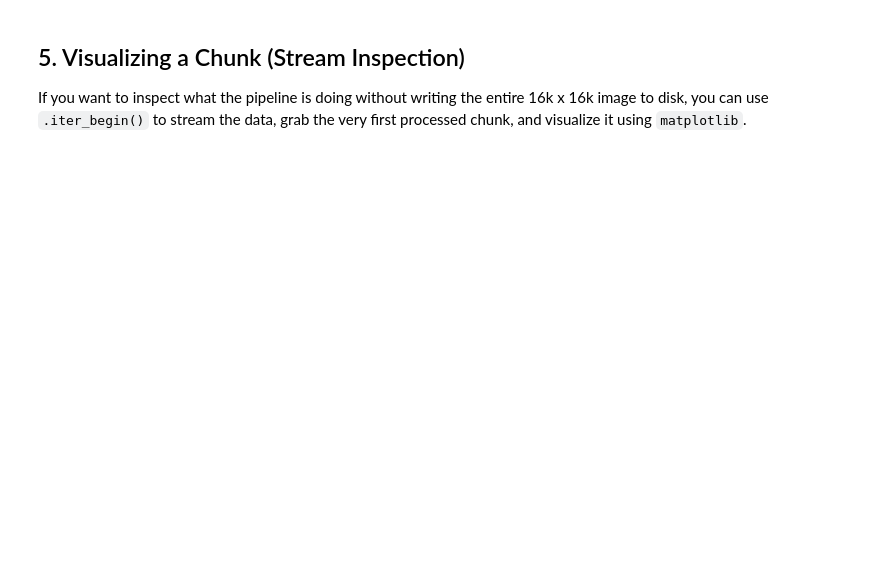
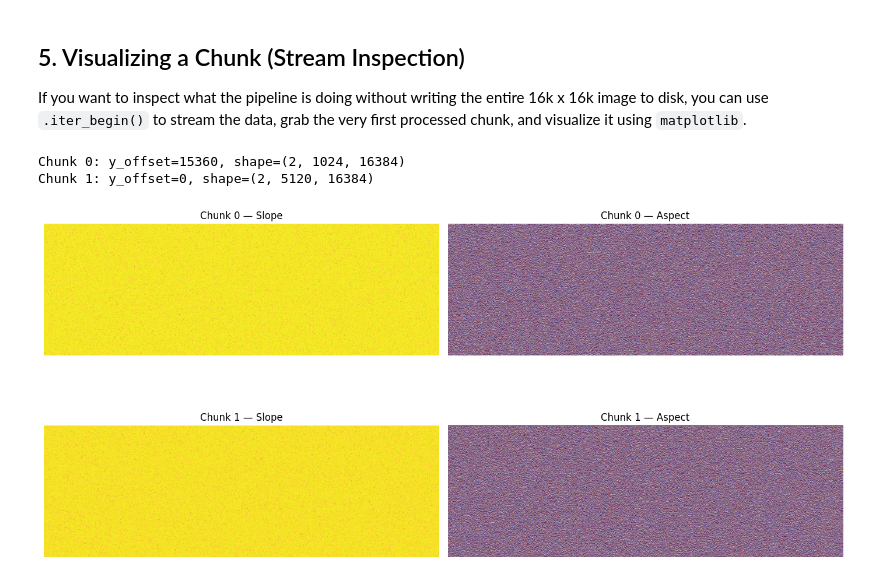
Before and after one commit to purijs/curaster, a Jupyter notebook: examples/11_full_chain_stress_test.ipynb, the cells around one changed output. Drawn from its saved outputs; the diff is of its cells as text; code cells hidden in the pictures; blank space fills up the shorter version.

```diff
--- a/examples/11_full_chain_stress_test.ipynb
+++ b/examples/11_full_chain_stress_test.ipynb
@@ -73,35 +85,35 @@ print(f"\nSuccessfully uploaded 9-band multi-metric terrain output to {output_s3
 ## 5. Visualizing a Chunk (Stream Inspection)
 If you want to inspect what the pipeline is doing without writing the entire 16k x 16k image to disk, you can use `.iter_begin()` to stream the data, grab the very first processed chunk, and visualize it using `matplotlib`.
 # %%
-import matplotlib.pyplot as plt
+queue = chain.iter_begin(buf_chunks=4)
 
-print("Starting iterator...")
-# Start the iterator instead of save_s3
-queue = chain.iter_begin(buf_chunks=2)
+fig, axes = plt.subplots(2, 2, figsize=(14, 8))
+chunk_labels = ["Chunk 0", "Chunk 1"]
+band_labels  = ["Slope", "Aspect"]
+cmaps        = ["plasma", "twilight"]
 
-# Grab the very first chunk
-first_chunk = queue.next()
+for row in range(2):
+    chunk = queue.next()
+    if chunk is None:
+        print(f"No chunk {row}")
+        break
 
-if first_chunk:
-    data = first_chunk["data"]
-    y0 = first_chunk["y_offset"]
-    chunk_h = first_chunk["height"]
-    chunk_w = first_chunk["width"]
+    data = chunk["data"]   # (2, H, W)
+    y0   = chunk["y_offset"]
+    h, w = data.shape[1], data.shape[2]
+    plot_w = min(1500, w)
+    plot_h = min(500,  h)
 
-    print(f"Intercepted chunk! Shape: {data.shape} (Bands, Height, Width)")
-    print(f"This chunk represents rows {y0} to {y0 + chunk_h} of the 16384x16384 output.")
+    print(f"Chunk {row}: y_offset={y0}, shape={data.shape}")
 
-    # Plot the first 3 terrain bands (Slope, Aspect, Hillshade)
-    fig, axes = plt.subplots(1, 3, figsize=(15, 5))
+    for col in range(2):
+        axes[row, col].imshow(data[col, :plot_h, :plot_w], cmap=cmaps[col])
+        axes[row, col].set_title(f"{chunk_labels[row]} — {band_labels[col]}")
+        axes[row, col].axis("off")
 
-    # Crop the chunk to a reasonable width for plotting
-    plot_w = min(1500, chunk_w)
-
-    axes[0].imshow(data[0, :500, :plot_w], cmap="plasma"); axes[0].set_title("Band 0: Slope")
-    axes[1].imshow(data[1, :500, :plot_w], cmap="twilight"); axes[1].set_title("Band 1: Aspect")
-    axes[2].imshow(data[2, :500, :plot_w], cmap="gray"); axes[2].set_title("Band 2: Hillshade")
-
-    plt.tight_layout()
-    plt.show()
-
-# We can abandon the rest of the queue if we just wanted a preview!
+plt.tight_layout()
+plt.show()
+# %% [output]
+Chunk 0: y_offset=15360, shape=(2, 1024, 16384)
+Chunk 1: y_offset=0, shape=(2, 5120, 16384)
+[figure, added]
```
Also changed, not shown: parts of 3 cells of this notebook, 1 other file.
